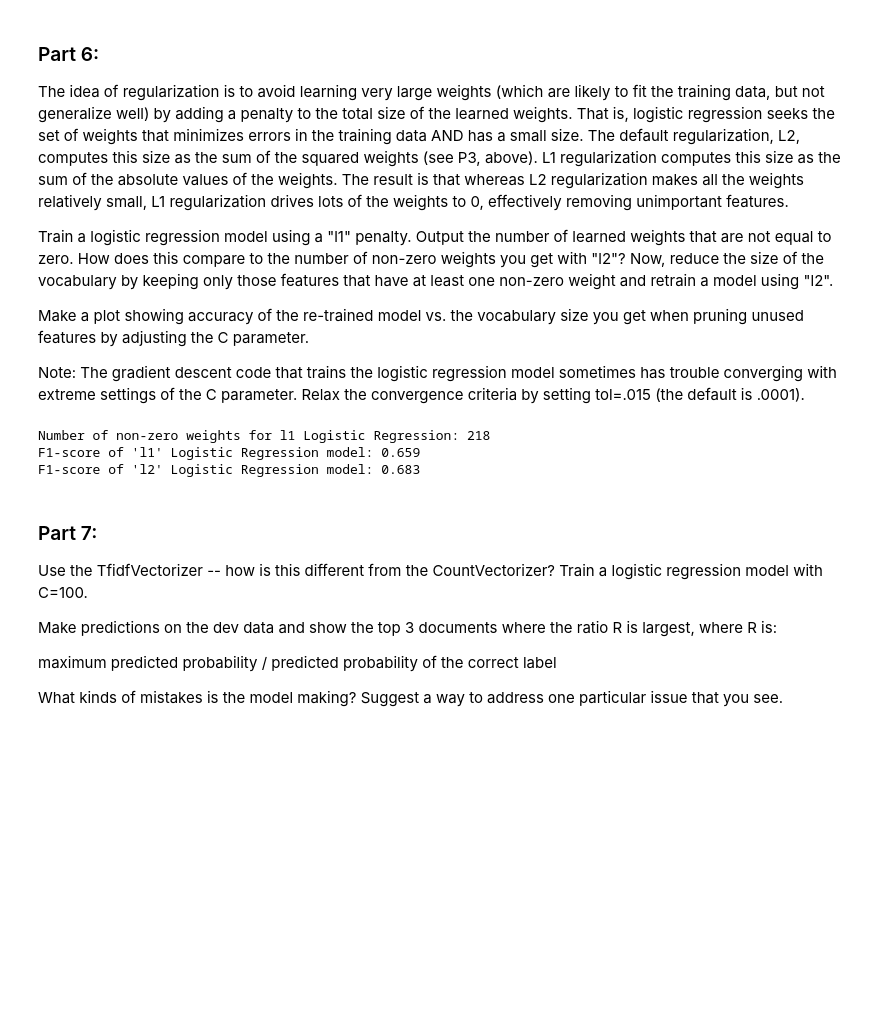
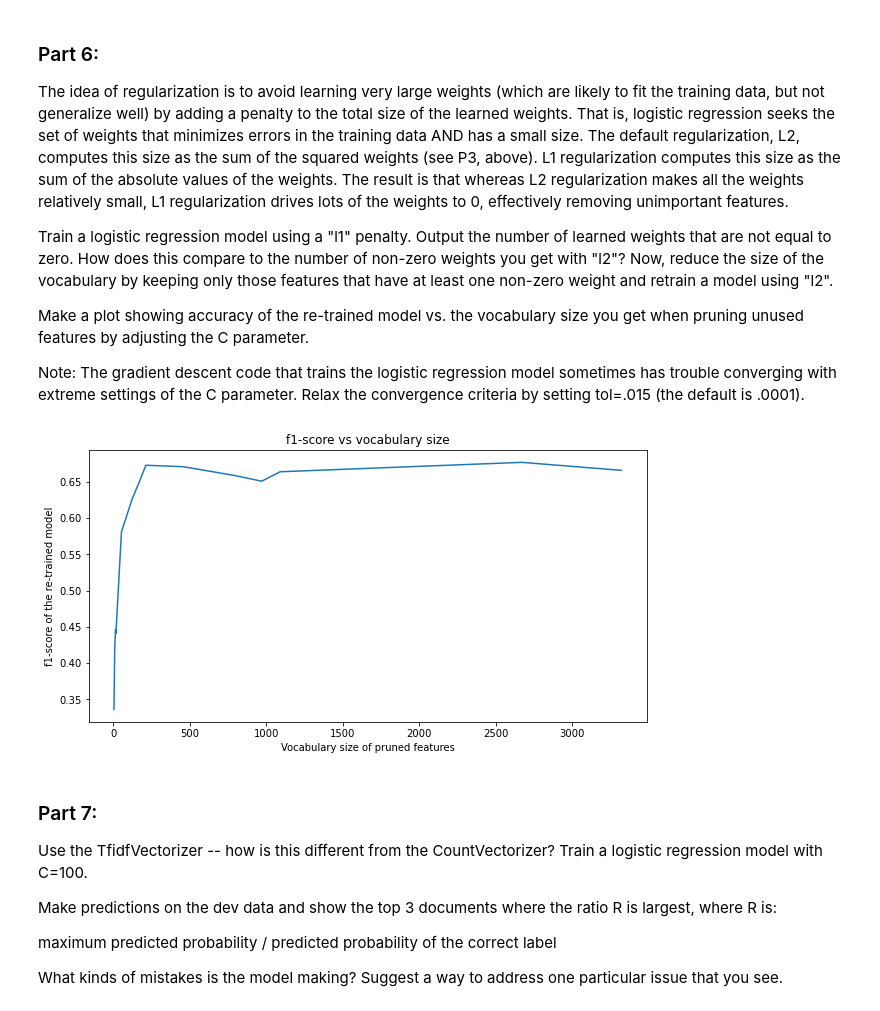
Before and after one commit to jorgeah92/ucb-w207-applied-ml, a Jupyter notebook: projects/jorge_hernandez_p2.ipynb, the cells around one changed output. Cells and saved outputs as stored; diff of their text form; code cells hidden in the pictures; blank space fills up the shorter version.

```diff
--- a/projects/jorge_hernandez_p2.ipynb
+++ b/projects/jorge_hernandez_p2.ipynb
@@ -347,39 +403,46 @@ Note: The gradient descent code that trains the logistic regression model someti
 # %%
 #def P6():
     # Keep this random seed here to make comparison easier.
 np.random.seed(0)
 
     ### STUDENT START ###
 CV = CountVectorizer()
 train_CV = CV.fit_transform(train_data)
 dev_CV = CV.transform(dev_data)
 
-l1_LR = LogisticRegression(C=0.1, max_iter=500, penalty='l1', solver='liblinear', tol = 0.015)
-l1_LR.fit(train_CV, train_labels)
-l1_LR_predict = l1_LR.predict(dev_CV)
+f1_scores_l2 = []
+vocab_size = []
+C_list = [0.001, 0.0025, 0.005, 0.0075, 0.01, 0.025, 0.05, 0.075, 0.1, 0.25, 0.5, 0.75, 1.0, 5.0, 10.0]
+for c_value in C_list:
+    l1_LR = LogisticRegression(C=c_value, max_iter=500, penalty='l1', solver='liblinear', tol = 0.015)
+    l1_LR.fit(train_CV, train_labels)
+    l1_LR_predict = l1_LR.predict(dev_CV)
 
-non_zero_matrix = l1_LR.coef_ != 0    # Checks which feature contains zero weights
-nz_postition = non_zero_matrix.any(axis=0)    # Takes the features that has non_zero weights
-print("Number of non-zero weights for l1 Logistic Regression:",
-      sum(nz_postition))
-# Selecting the features that are only non-zero
-train_trim = train_CV[:, nz_postition]
-dev_trim = dev_CV[:, nz_postition]
+    non_zero_matrix = l1_LR.coef_ != 0    # Checks which feature contains zero weights
+    nz_postition = non_zero_matrix.any(axis=0)    # Takes the features that has non_zero weights
+    # Selecting the features that are only non-zero
+    train_trim = train_CV[:, nz_postition]
+    dev_trim = dev_CV[:, nz_postition]
 
-l2_LR = LogisticRegression(C=0.1, max_iter=500, penalty="l2", tol=0.015)
-l2_LR.fit(train_trim, train_labels)
-l2_LR_predict = l2_LR.predict(dev_trim)
+    l2_LR = LogisticRegression(C=c_value, max_iter=500, penalty="l2", tol=0.015)
+    l2_LR.fit(train_trim, train_labels)
+    l2_LR_predict = l2_LR.predict(dev_trim)
 
-print("F1-score of 'l1' Logistic Regression model:",
-      round(metrics.f1_score(dev_labels, l1_LR_predict, average='weighted'), 3))
-print("F1-score of 'l2' Logistic Regression model:",
-      round(metrics.f1_score(dev_labels, l2_LR_predict, average='weighted'), 3))
+    l2_f1 = round(metrics.f1_score(dev_labels, l2_LR_predict, average='weighted'), 3)
+    f1_scores_l2.append(l2_f1)
+    vocab_size.append(train_trim.shape[1])
+
+# Graph of accuracy vs vocabulary size for different C
+plt.figure(figsize=(10,5))
+plt.plot(vocab_size, f1_scores_l2)
+plt.xlabel("Vocabulary size of pruned features")
+plt.ylabel("f1-score of the re-trained model")
+plt.title("f1-score vs vocabulary size")
+plt.show()
     ### STUDENT END ###
 #P6()
 # %% [output]
-Number of non-zero weights for l1 Logistic Regression: 218
-F1-score of 'l1' Logistic Regression model: 0.659
-F1-score of 'l2' Logistic Regression model: 0.683
+[figure, added]
 # %% [markdown]
 ### Part 7:
 
```
Also changed, not shown: parts of 11 cells of this notebook, 1 other file.
